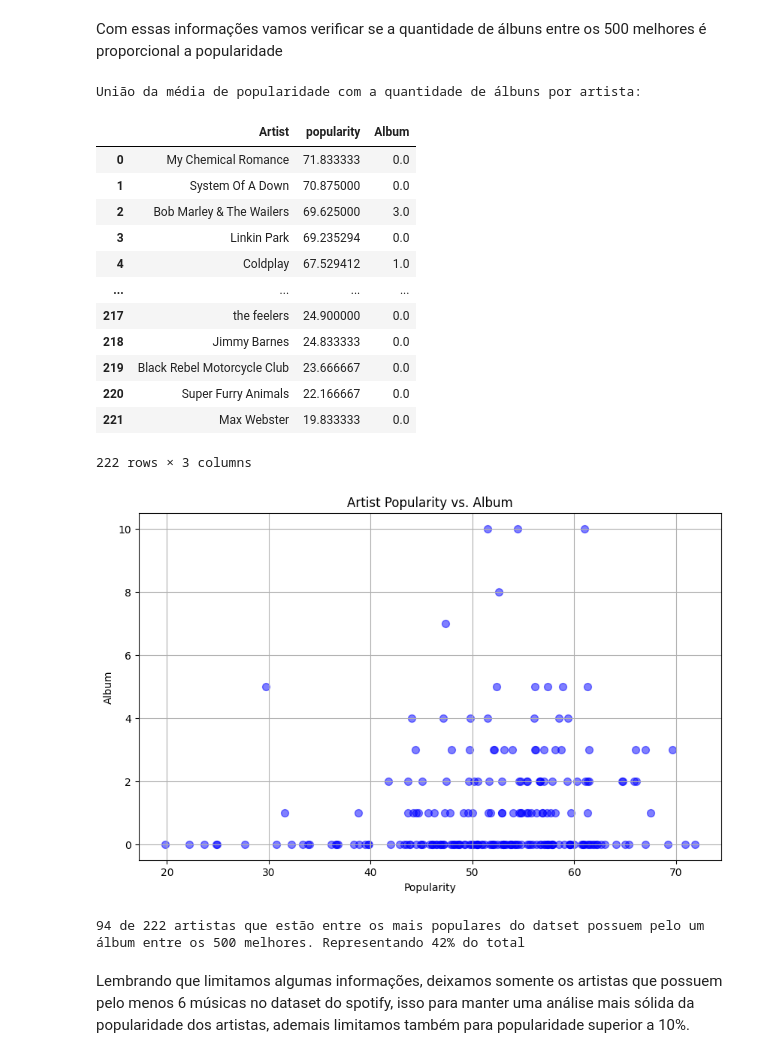
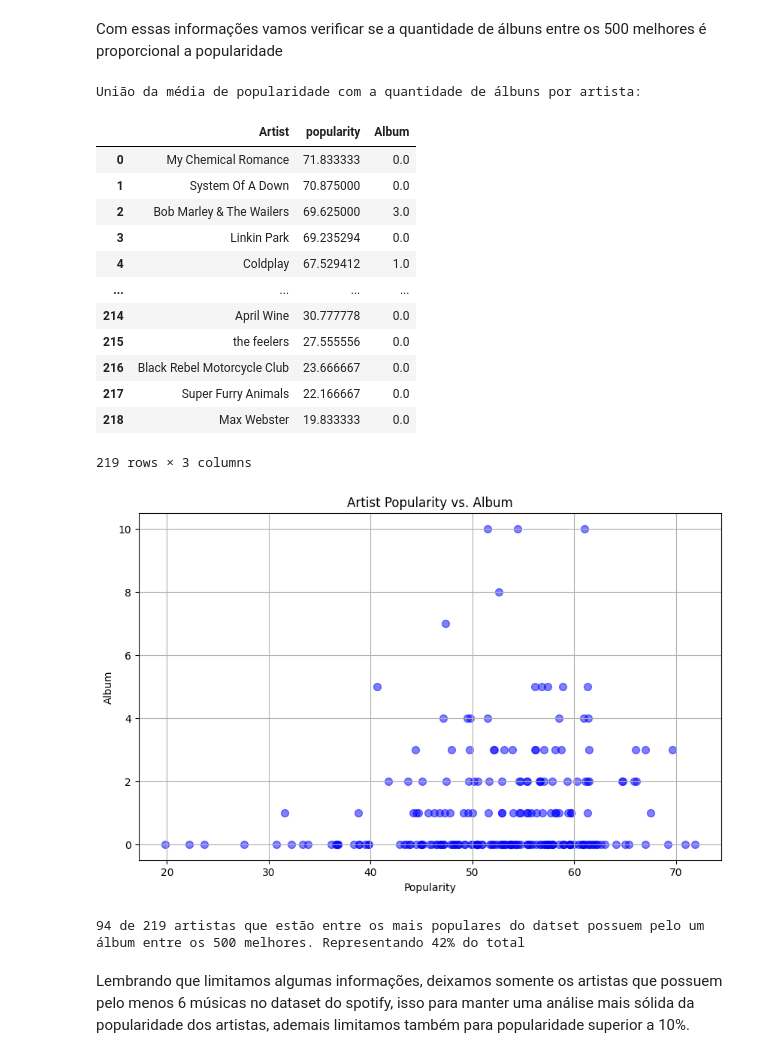
Before and after one commit to jonatahpfg/Projeto-ICD-UFPB, a Jupyter notebook: Cópia_de__Original_de_Projeto_ICD.ipynb, the cells around one changed output. Cells and saved outputs as stored; diff of their text form; code cells hidden in the pictures.

```diff
--- a/Cópia_de__Original_de_Projeto_ICD.ipynb
+++ b/Cópia_de__Original_de_Projeto_ICD.ipynb
@@ -292,11 +293,12 @@ plt.show()
 # %% [markdown]
 Com essas informações vamos verificar se a quantidade de álbuns entre os 500 melhores é proporcional a popularidade
 # %%
+df_ajeitado = df[df['popularity'] > 5]
 #calcular a média da popularidade agrupada pelos artistas
-df_popularidade_media = df.groupby('artist')['popularity'].mean().sort_values(ascending=False)
+df_popularidade_media = df_ajeitado.groupby('artist')['popularity'].mean().sort_values(ascending=False)
 
 
-artistas_com_mais_de_5_musicas = df['artist'].value_counts()[df['artist'].value_counts() > 5].index
+artistas_com_mais_de_5_musicas = df_ajeitado['artist'].value_counts()[df_ajeitado['artist'].value_counts() > 5].index
 
 #filtrar a popularidade para somente artistas com pelo menos 6 músicas no dataset
 df_popularidade_media_filtrada = df_popularidade_media[df_popularidade_media.index.isin(artistas_com_mais_de_5_musicas)]
@@ -305,47 +307,49 @@ df_popularidade_media_filtrada = df_popularidade_media[df_popularidade_media.ind
 df_popularidade_media_filtrada = df_popularidade_media_filtrada[df_popularidade_media_filtrada >10]
 #dataframe categorizado
 df_unido = pd.DataFrame({'Artist': df_popularidade_media_filtrada.index, 'popularity': df_popularidade_media_filtrada.values})
 
 #adição dos albuns ao lado dos artistas que estão no top 500
 df_unido = df_unido.merge(df_album_por_artista, on='Artist', how='left')
 
 
 
 
+
 df_unido['Album']= df_unido['Album'].fillna(0)
+
 print("\nUnião da média de popularidade com a quantidade de álbuns por artista:")
 display(df_unido)
 
 plt.figure(figsize=(10, 6))
 plt.scatter(df_unido['popularity'], df_unido['Album'], s=50, c='blue', alpha=0.5)
 plt.xlabel('Popularity')
 plt.ylabel('Album')
 plt.title('Artist Popularity vs. Album')
 plt.grid(True)
 plt.show()
 # %% [output]
 União da média de popularidade com a quantidade de álbuns por artista:
 |  | Artist | popularity | Album |
 | 0 | My Chemical Romance | 71.833333 | 0.0 |
 | 1 | System Of A Down | 70.875000 | 0.0 |
 | 2 | Bob Marley & The Wailers | 69.625000 | 3.0 |
 | 3 | Linkin Park | 69.235294 | 0.0 |
 | 4 | Coldplay | 67.529412 | 1.0 |
 | ... | ... | ... | ... |
-| 217 | the feelers | 24.900000 | 0.0 |
-| 218 | Jimmy Barnes | 24.833333 | 0.0 |
-| 219 | Black Rebel Motorcycle Club | 23.666667 | 0.0 |
-| 220 | Super Furry Animals | 22.166667 | 0.0 |
-| 221 | Max Webster | 19.833333 | 0.0 |
+| 214 | April Wine | 30.777778 | 0.0 |
+| 215 | the feelers | 27.555556 | 0.0 |
+| 216 | Black Rebel Motorcycle Club | 23.666667 | 0.0 |
+| 217 | Super Furry Animals | 22.166667 | 0.0 |
+| 218 | Max Webster | 19.833333 | 0.0 |
-222 rows × 3 columns
+219 rows × 3 columns
-[figure, old version]
+[figure, new version]
 # %%
 count = (df_unido['Album'] > 0).sum()
 total_linhas = df_unido['Album'].count()
 procentagem_presença= int(count/total_linhas*100)
 print(f"{count} de {total_linhas} artistas que estão entre os mais populares do datset possuem pelo um álbum entre os 500 melhores. Representando {procentagem_presença}% do total")
 # %% [output]
-94 de 222 artistas que estão entre os mais populares do datset possuem pelo um álbum entre os 500 melhores. Representando 42% do total
+94 de 219 artistas que estão entre os mais populares do datset possuem pelo um álbum entre os 500 melhores. Representando 42% do total
 # %% [markdown]
 Lembrando que limitamos algumas informações, deixamos somente os artistas que possuem  pelo menos 6 músicas no dataset do spotify, isso para manter uma análise mais sólida da popularidade dos artistas, ademais limitamos também para popularidade superior a 10%.
 # %% [markdown]
```
Also changed, not shown: parts of 2 cells of this notebook.
